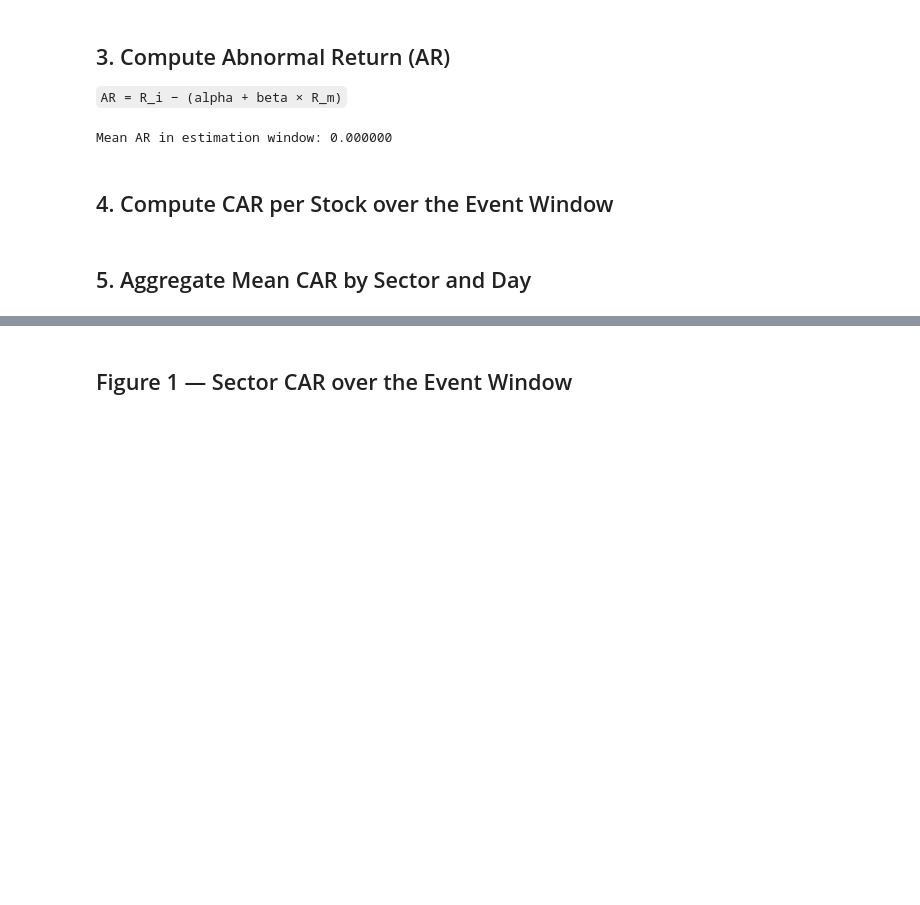
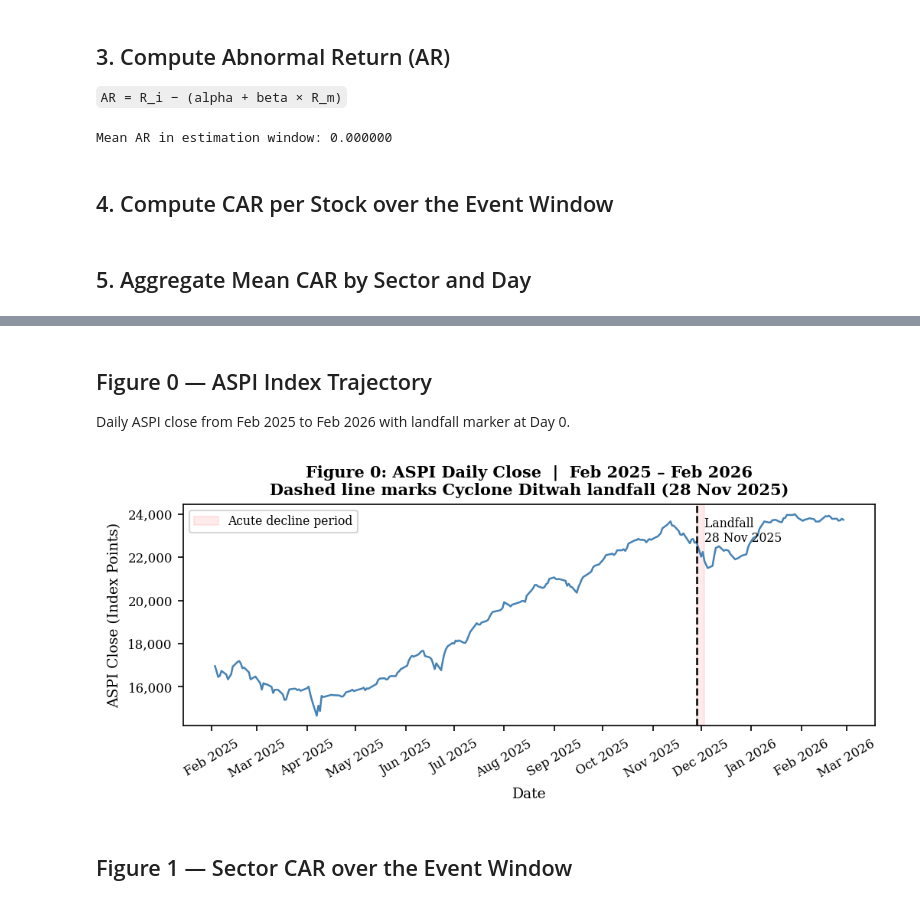
Before and after one commit to dehanf/Disaster-Shock-Market-Response, a Jupyter notebook: notebooks/EDA/04_paper_figures.ipynb, the cells around one changed output, grey strips where cells are left out. Cells and saved outputs as stored; diff of their text form; code cells hidden in the pictures; blank space fills up the shorter version.

```diff
--- a/notebooks/EDA/04_paper_figures.ipynb
+++ b/notebooks/EDA/04_paper_figures.ipynb
@@ -157,3 +169,78 @@ Diversified Financials    0     -1.406438
+# %% [markdown]
+## Figure 0 — ASPI Index Trajectory
+Daily ASPI close from Feb 2025 to Feb 2026 with landfall marker at Day 0.
+# %%
+# ── ASPI trajectory: one row per trading date ────────────────────────────────
+aspi_daily = (
+    df[['date', 'day', 'aspi_close']]
+    .drop_duplicates(subset='date')
+    .sort_values('date')
+    .reset_index(drop=True)
+)
+
+# Identify Day 0 date (landfall)
+landfall_date = aspi_daily.loc[aspi_daily['day'] == 0, 'date'].values
+if len(landfall_date) == 0:
+    landfall_date = aspi_daily.loc[(aspi_daily['day'] - 0).abs().idxmin(), 'date']
+else:
+    landfall_date = landfall_date[0]
+
+aspi_daily['date_dt'] = pd.to_datetime(aspi_daily['date'])
+landfall_dt = pd.to_datetime(landfall_date)
+
+fig0, ax0 = plt.subplots(figsize=(7, 3.2))
+
+ax0.plot(
+    aspi_daily['date_dt'],
+    aspi_daily['aspi_close'],
+    color='steelblue',
+    linewidth=1.2,
+    zorder=2
+)
+
+ax0.axvline(
+    x=landfall_dt,
+    color='black',
+    linewidth=1.2,
+    linestyle='--',
+    zorder=3
+)
+ax0.text(
+    landfall_dt,
+    aspi_daily['aspi_close'].max() * 0.995,
+    '  Landfall\n  28 Nov 2025',
+    fontsize=7.5,
+    va='top',
+    color='black'
+)
+
+trough_date = aspi_daily.loc[(aspi_daily['day'] - 5).abs().idxmin(), 'date_dt']
+ax0.axvspan(
+    landfall_dt, trough_date,
+    alpha=0.08, color='red', zorder=1,
+    label='Acute decline period'
+)
+
+ax0.set_xlabel('Date')
+ax0.set_ylabel('ASPI Close (Index Points)')
+ax0.set_title(
+    'Figure 0: ASPI Daily Close  |  Feb 2025 – Feb 2026\n'
+    'Dashed line marks Cyclone Ditwah landfall (28 Nov 2025)',
+    pad=6
+)
+
+ax0.xaxis.set_major_locator(mdates.MonthLocator())
+ax0.xaxis.set_major_formatter(mdates.DateFormatter('%b %Y'))
+ax0.tick_params(axis='x', rotation=30)
+
+ax0.yaxis.set_major_formatter(mticker.FuncFormatter(lambda x, _: f'{x:,.0f}'))
+
+ax0.legend(fontsize=7.5, loc='upper left')
+plt.tight_layout()
+fig0.savefig('figures/figure_aspi.pdf', bbox_inches='tight')
+plt.show()
+# %% [output]
+[figure, added]
 # %% [markdown]
 ## Figure 1 — Sector CAR over the Event Window
 # %%
```
Also changed, not shown: parts of 7 cells of this notebook, 4 other files.
